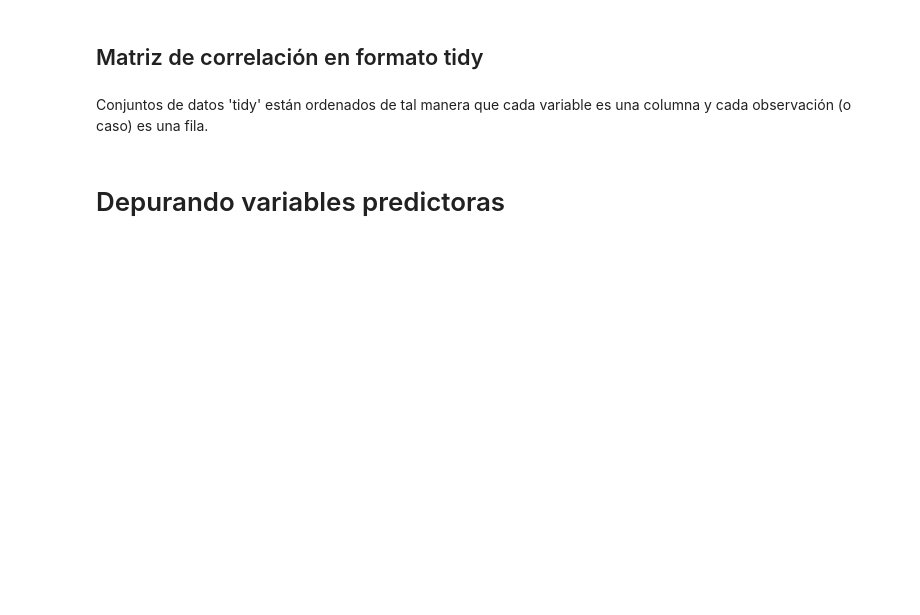
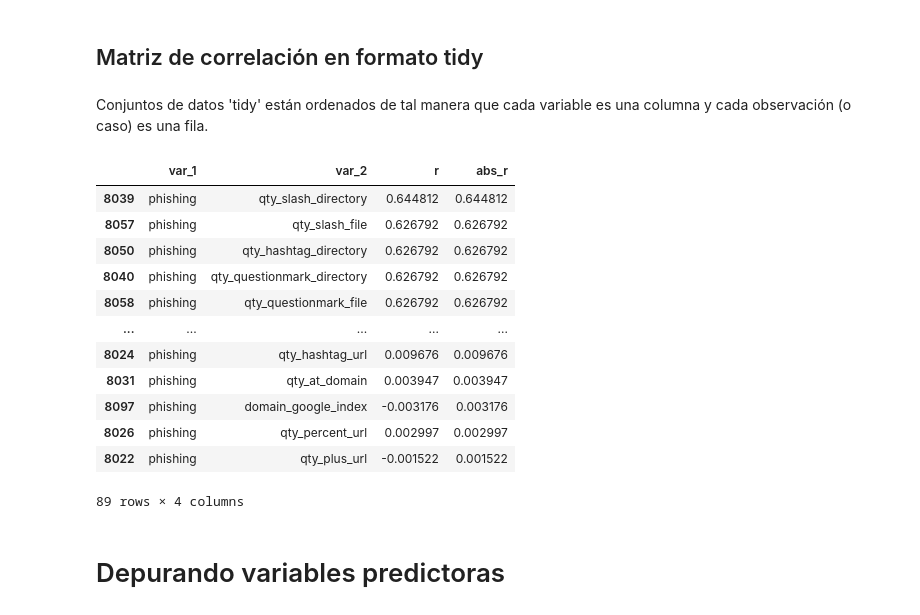
Before and after one commit to alvaro-barrera/phishing-detection-url, a Jupyter notebook: project_ml.ipynb, the cells around one changed output. Saved outputs shown, nothing was run; the diff lists cells and outputs as text; code cells hidden in the pictures; blank space fills up the shorter version.

```diff
--- a/project_ml.ipynb
+++ b/project_ml.ipynb
@@ -119,18 +127,20 @@ dataset.corr(method='pearson') # Matriz de correlación
 | url_shortened | -0.066927 | -0.019403 | -0.018822 | -0.030707 | 0.009730 | -0.020321 | ... |
 | phishing | 0.140542 | 0.140790 | 0.150771 | 0.598533 | 0.094843 | 0.216086 | ... |
 112 rows × 112 columns
+# %%
+dataset_corr_matrix = dataset.corr(method='pearson')
 # %% [markdown]
 ## Matriz de correlación en formato tidy
 # %% [markdown]
 Conjuntos de datos 'tidy' están ordenados de tal manera que cada variable es una columna y cada observación (o caso) es una fila.
 # %%
-# #TRANSFORMACIÓN DE LA MATRIZ DE CORRELACIÓN A FORMATO TIDY
-# def tidy_correlation_matrix(correlation_matrix):
-#   correlation_matrix = correlation_matrix.stack().reset_index()
-#   correlation_matrix.columns = ['var_1','var_2','r']
-#   correlation_matrix = correlation_matrix.loc[correlation_matrix['var_1'] != correlation_matrix['var_2'], :]
-#   correlation_matrix['abs_r'] = np.abs(correlation_matrix['r'])
-#   correlation_matrix = correlation_matrix.sort_values('abs_r', ascending=False) #ORDENANDO LA CORRELACIÓN DESCENDENTE
-#   return correlation_matrix
+#TRANSFORMACIÓN DE LA MATRIZ DE CORRELACIÓN A FORMATO TIDY
+def tidy_correlation_matrix(correlation_matrix):
+  correlation_matrix = correlation_matrix.stack().reset_index()
+  correlation_matrix.columns = ['var_1','var_2','r']
+  correlation_matrix = correlation_matrix.loc[correlation_matrix['var_1'] != correlation_matrix['var_2'], :]
+  correlation_matrix['abs_r'] = np.abs(correlation_matrix['r'])
+  correlation_matrix = correlation_matrix.sort_values('abs_r', ascending=False) #ORDENANDO LA CORRELACIÓN DESCENDENTE
+  return correlation_matrix
 
-# matrix = tidy_correlation_matrix(dataset_corr_matrix)
+matrix = tidy_correlation_matrix(dataset_corr_matrix)
@@ -144,3 +147,20 @@ Conjuntos de datos 'tidy' están ordenados de tal manera que cada variable es un
+# %%
+matrix_target_order = matrix[matrix['var_1'] == 'phishing'].sort_values('abs_r',ascending=False)
+matrix_target_order
+# %% [output]
+|  | var_1 | var_2 | r | abs_r |
+| 8039 | phishing | qty_slash_directory | 0.644812 | 0.644812 |
+| 8057 | phishing | qty_slash_file | 0.626792 | 0.626792 |
+| 8050 | phishing | qty_hashtag_directory | 0.626792 | 0.626792 |
+| 8040 | phishing | qty_questionmark_directory | 0.626792 | 0.626792 |
+| 8058 | phishing | qty_questionmark_file | 0.626792 | 0.626792 |
+| ... | ... | ... | ... | ... |
+| 8024 | phishing | qty_hashtag_url | 0.009676 | 0.009676 |
+| 8031 | phishing | qty_at_domain | 0.003947 | 0.003947 |
+| 8097 | phishing | domain_google_index | -0.003176 | 0.003176 |
+| 8026 | phishing | qty_percent_url | 0.002997 | 0.002997 |
+| 8022 | phishing | qty_plus_url | -0.001522 | 0.001522 |
+89 rows × 4 columns
 # %% [markdown]
 # Depurando variables predictoras
 # %%
```
Also changed, not shown: parts of 11 cells of this notebook.
